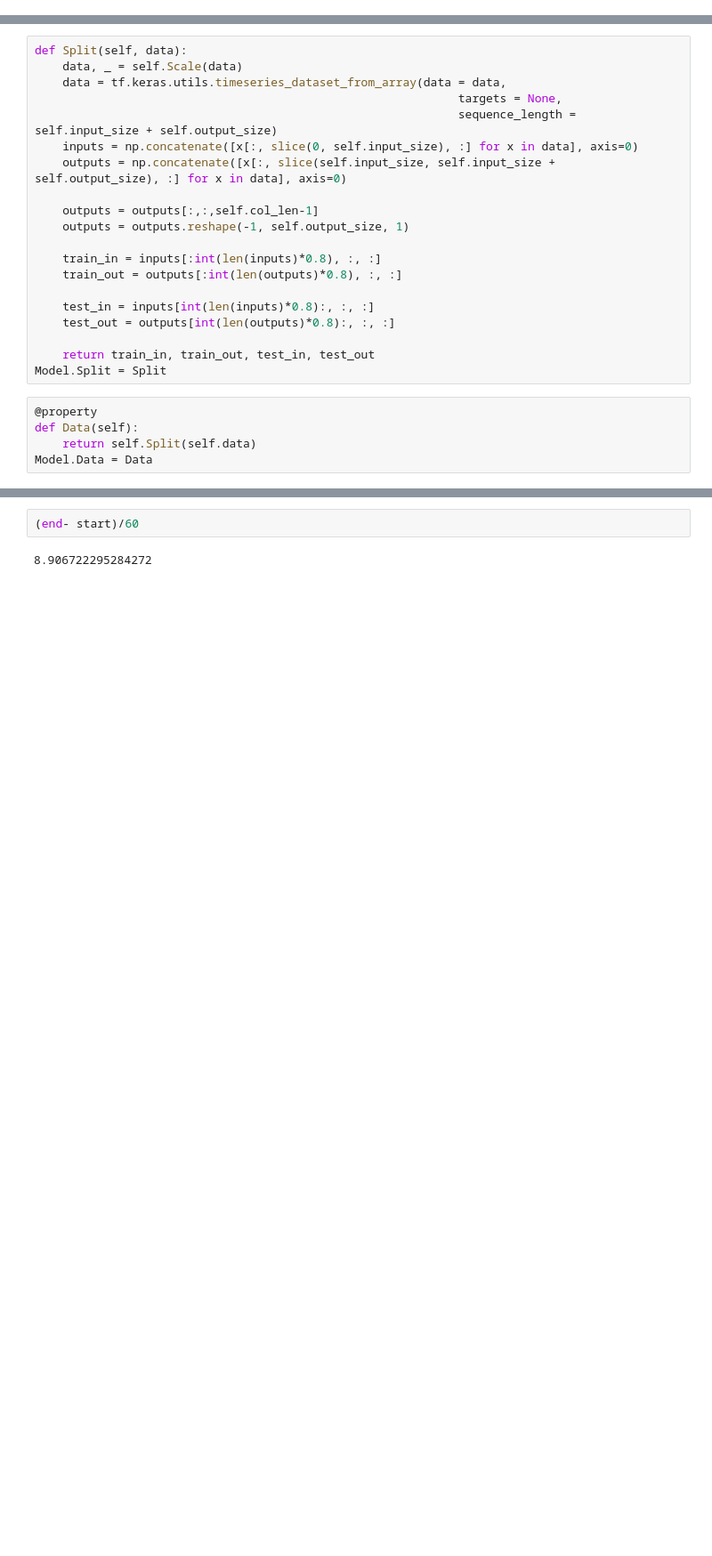
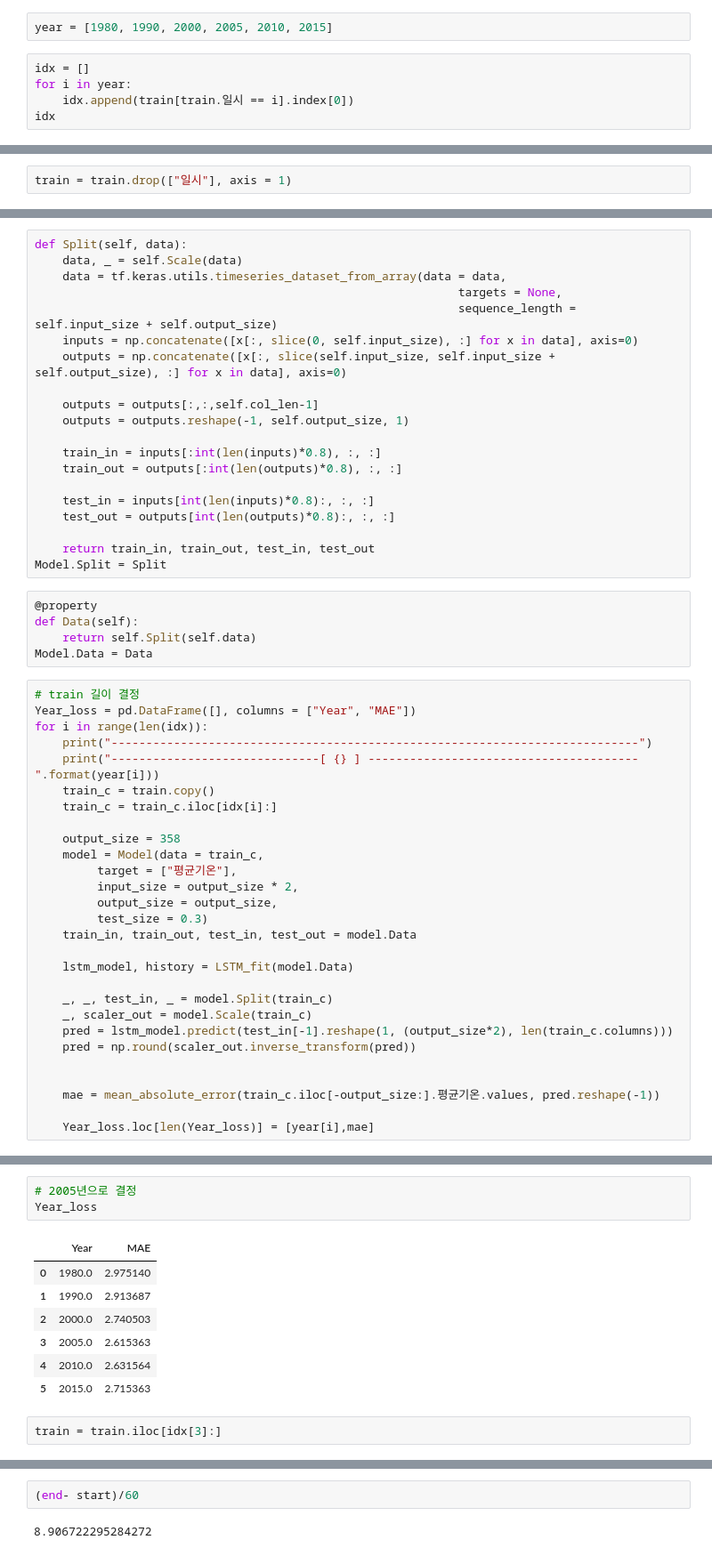
Before and after one commit to p-jiho/Temperatures_prediction, a Jupyter notebook: Prediction.ipynb, the cells around one changed output, grey strips where cells are left out. Shown at 89% size. Drawn from its saved outputs; the diff is of its cells as text; blank space fills up the shorter version.

```diff
--- a/Prediction.ipynb
+++ b/Prediction.ipynb
@@ -69,0 +68,7 @@ train = train.drop(["일시", "월"], axis = 1)
+# %%
+year = [1980, 1990, 2000, 2005, 2010, 2015]
+# %%
+idx = []
+for i in year:
+    idx.append(train[train.일시 == i].index[0])
+idx
@@ -70,3 +77,5 @@ train = train.drop(["일시", "월"], axis = 1)
+# %%
+train = train.drop(["일시"], axis = 1)
 # %%
 # 결측치 없음
 train.info()
@@ -149,3 +160,31 @@ Model.Split = Split
 def Data(self):
     return self.Split(self.data)
 Model.Data = Data
+# %%
+# train 길이 결정
+Year_loss = pd.DataFrame([], columns = ["Year", "MAE"])
+for i in range(len(idx)):
+    print("----------------------------------------------------------------------------")
+    print("------------------------------[ {} ] ---------------------------------------".format(year[i]))
+    train_c = train.copy()
+    train_c = train_c.iloc[idx[i]:]
+
+    output_size = 358
+    model = Model(data = train_c,
+         target = ["평균기온"],
+         input_size = output_size * 2,
+         output_size = output_size,
+         test_size = 0.3)
+    train_in, train_out, test_in, test_out = model.Data
+
+    lstm_model, history = LSTM_fit(model.Data)
+
+    _, _, test_in, _ = model.Split(train_c)
+    _, scaler_out = model.Scale(train_c)
+    pred = lstm_model.predict(test_in[-1].reshape(1, (output_size*2), len(train_c.columns)))
+    pred = np.round(scaler_out.inverse_transform(pred))
+
+
+    mae = mean_absolute_error(train_c.iloc[-output_size:].평균기온.values, pred.reshape(-1))
+
+    Year_loss.loc[len(Year_loss)] = [year[i],mae]
@@ -152,3 +209,16 @@ Model.Data = Data
+# %%
+# 2005년으로 결정
+Year_loss
+# %% [output]
+|  | Year | MAE |
+| 0 | 1980.0 | 2.975140 |
+| 1 | 1990.0 | 2.913687 |
+| 2 | 2000.0 | 2.740503 |
+| 3 | 2005.0 | 2.615363 |
+| 4 | 2010.0 | 2.631564 |
+| 5 | 2015.0 | 2.715363 |
+# %%
+train = train.iloc[idx[3]:]
 # %%
 output_size = 358
 space = {
```
Also changed, not shown: parts of 27 cells of this notebook, 1 other file.
